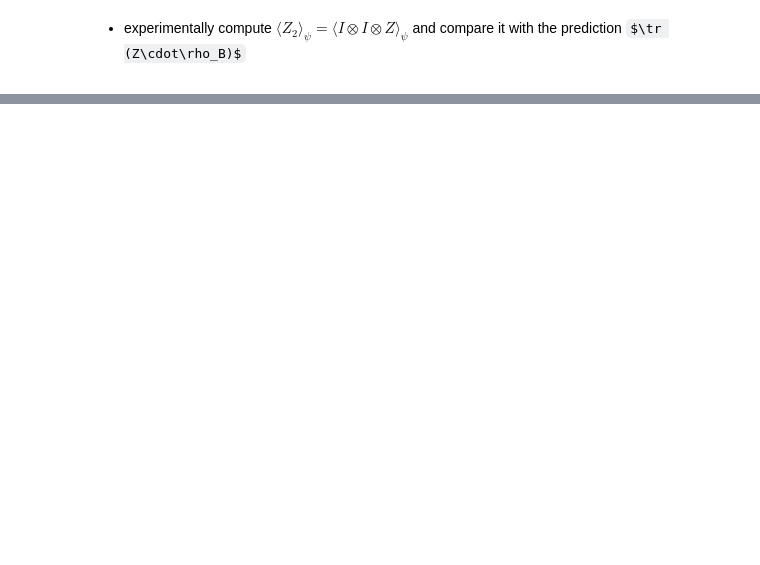
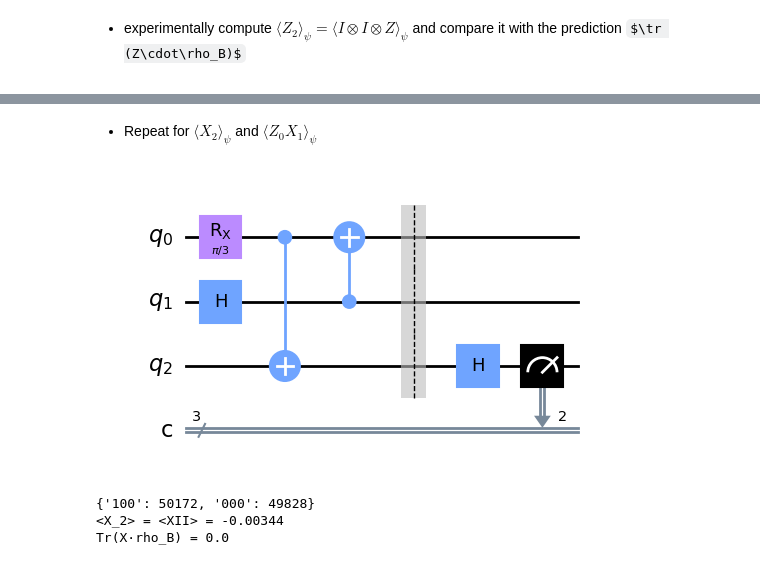
Before and after one commit to jorgevazquezperez/MQIST, a Jupyter notebook: MQIST_FIC_exercise_set_4.ipynb, the cells around one changed output, grey strips where cells are left out. Cells and saved outputs as stored; diff of their text form; code cells hidden in the pictures; some formulas as TeX source; blank space fills up the shorter version.

```diff
--- a/MQIST_FIC_exercise_set_4.ipynb
+++ b/MQIST_FIC_exercise_set_4.ipynb
@@ -359,0 +455,39 @@ Purity of rho_B: 0.625
+# %% [markdown]
+ <div class="alert alert-block">
+
+- Repeat for $\langle X_2\rangle_\psi$  and $\langle Z_0X_1\rangle_\psi$
+
+</div>
+# %%
+""" ------------ FOR <X_2> ------------"""
+""" CALCULATE <X_2> """
+# Take qc from previous exercise
+qc = qc_exercise4(cr = True)
+qc.barrier()
+
+# Add the correspondent measurements
+qc = add_multimeasure_XYZ(qc, "XII")
+display(qc.draw('mpl'))
+
+# Execute and calculate the expentacion value
+M_backend = Aer.get_backend('qasm_simulator')
+shots=100000
+counts = execute(qc,M_backend,shots=shots).result().get_counts()
+print(counts)
+
+mean = 0
+for bitstring, count in counts.items():
+    mean += (-1)**(sum([int(bit) for bit in bitstring])) * count/shots
+
+print('<X_2> = <XII> =', np.round(mean, 5))
+
+""" CALCULATE Tr(X·rho_B) """
+X=np.matrix([[0, 1],[1, 0]])
+
+result = np.trace(np.dot(X, rho_B))
+print("Tr(X·rho_B) =", np.round(result.real, 5))
+# %% [output]
+[figure, added]
+{'100': 50172, '000': 49828}
+<X_2> = <XII> = -0.00344
+Tr(X·rho_B) = 0.0
```
Also changed, not shown: parts of 5 cells of this notebook.
